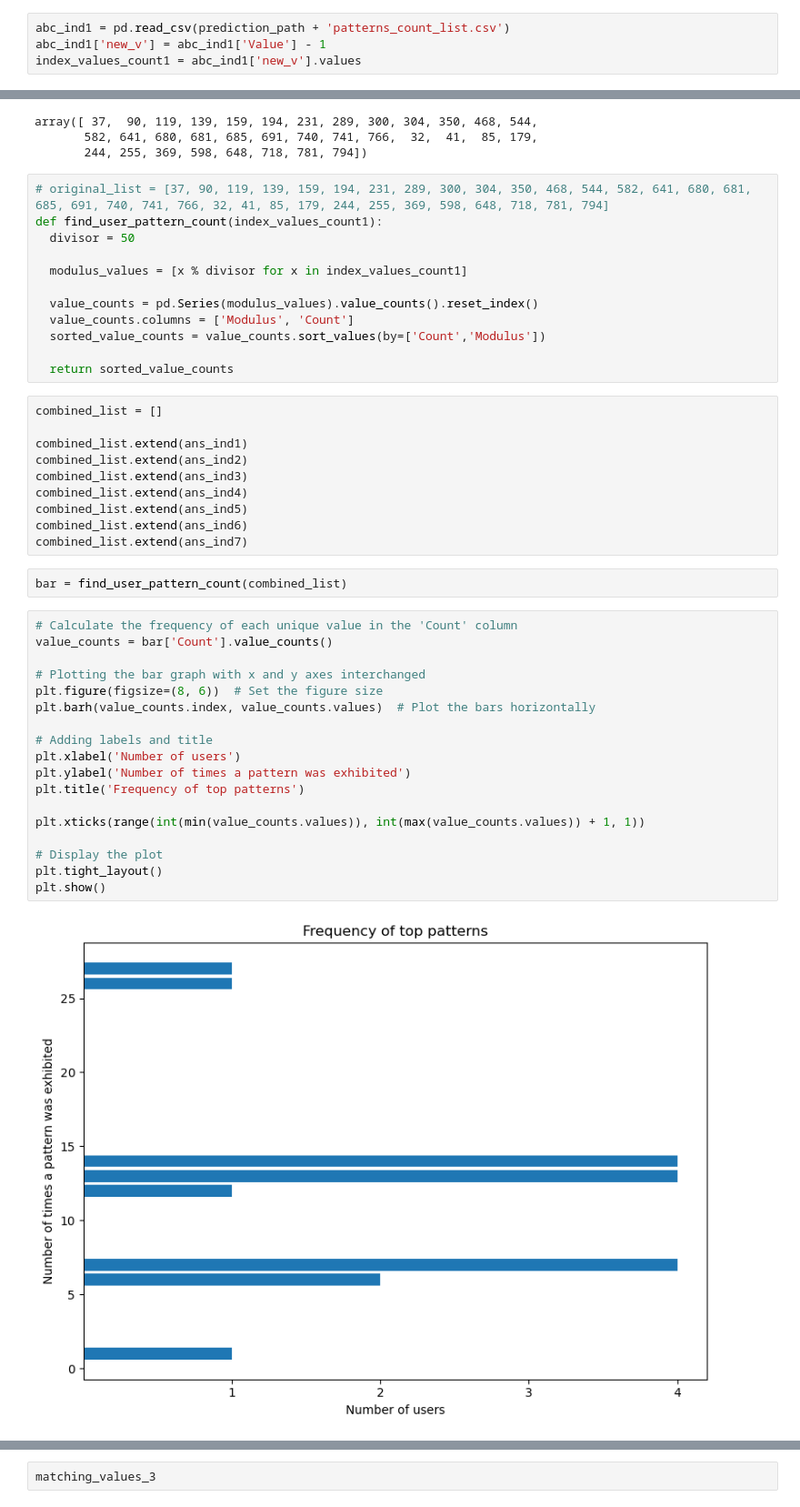
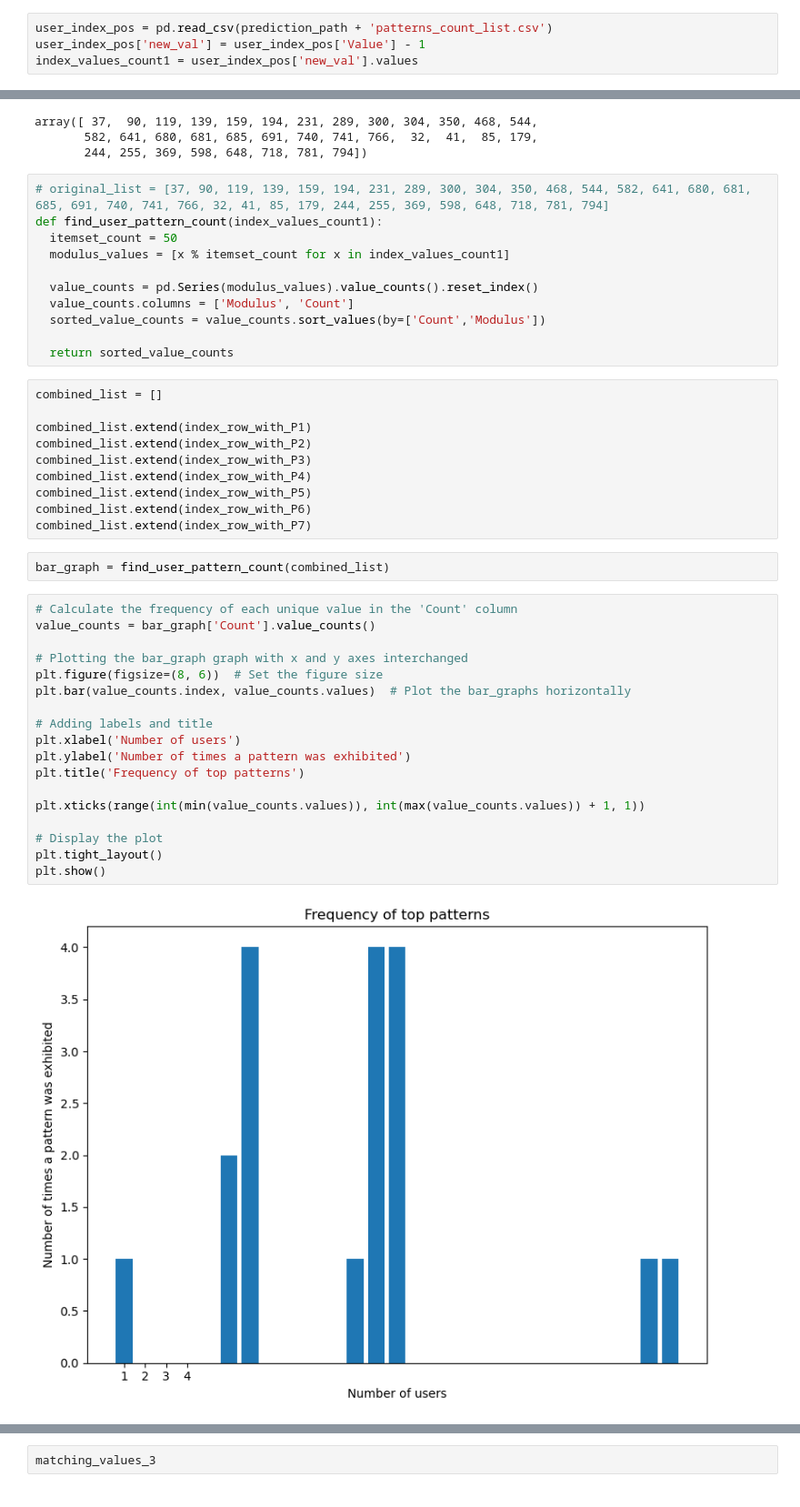
Before and after one commit to ssuurryyaaa/UoM_Dissertation, a Jupyter notebook: pipeline_notebooks/toML.ipynb, the cells around one changed output, grey strips where cells are left out. Shown: that part at 91% size. Saved outputs shown, nothing was run; the diff lists cells and outputs as text.

```diff
--- a/pipeline_notebooks/toML.ipynb
+++ b/pipeline_notebooks/toML.ipynb
@@ -159,9 +158,9 @@ unique_list_of_events
 # %% [output]
 [34, 99, 70, 12, 76, 14, 13, 52, 85, 86, 59, 60, 62, 63]
 # %%
-abc_ind1 = pd.read_csv(prediction_path + 'patterns_count_list.csv')
-abc_ind1['new_v'] = abc_ind1['Value'] - 1
-index_values_count1 = abc_ind1['new_v'].values
+user_index_pos = pd.read_csv(prediction_path + 'patterns_count_list.csv')
+user_index_pos['new_val'] = user_index_pos['Value'] - 1
+index_values_count1 = user_index_pos['new_val'].values
 # %%
 index_values_count1
 # %% [output]
@@ -171,9 +170,8 @@ array([ 37,  90, 119, 139, 159, 194, 231, 289, 300, 304, 350, 468, 544,
 # %%
 # original_list = [37, 90, 119, 139, 159, 194, 231, 289, 300, 304, 350, 468, 544, 582, 641, 680, 681, 685, 691, 740, 741, 766, 32, 41, 85, 179, 244, 255, 369, 598, 648, 718, 781, 794]
 def find_user_pattern_count(index_values_count1):
-  divisor = 50
-
-  modulus_values = [x % divisor for x in index_values_count1]
+  itemset_count = 50
+  modulus_values = [x % itemset_count for x in index_values_count1]
 
   value_counts = pd.Series(modulus_values).value_counts().reset_index()
   value_counts.columns = ['Modulus', 'Count']
@@ -183,34 +181,34 @@ def find_user_pattern_count(index_values_count1):
 # %%
 combined_list = []
 
-combined_list.extend(ans_ind1)
-combined_list.extend(ans_ind2)
-combined_list.extend(ans_ind3)
-combined_list.extend(ans_ind4)
-combined_list.extend(ans_ind5)
-combined_list.extend(ans_ind6)
-combined_list.extend(ans_ind7)
+combined_list.extend(index_row_with_P1)
+combined_list.extend(index_row_with_P2)
+combined_list.extend(index_row_with_P3)
+combined_list.extend(index_row_with_P4)
+combined_list.extend(index_row_with_P5)
+combined_list.extend(index_row_with_P6)
+combined_list.extend(index_row_with_P7)
 # %%
-bar = find_user_pattern_count(combined_list)
+bar_graph = find_user_pattern_count(combined_list)
 # %%
 # Calculate the frequency of each unique value in the 'Count' column
-value_counts = bar['Count'].value_counts()
+value_counts = bar_graph['Count'].value_counts()
 
-# Plotting the bar graph with x and y axes interchanged
+# Plotting the bar_graph graph with x and y axes interchanged
 plt.figure(figsize=(8, 6))  # Set the figure size
-plt.barh(value_counts.index, value_counts.values)  # Plot the bars horizontally
+plt.bar(value_counts.index, value_counts.values)  # Plot the bar_graphs horizontally
 
 # Adding labels and title
 plt.xlabel('Number of users')
 plt.ylabel('Number of times a pattern was exhibited')
 plt.title('Frequency of top patterns')
 
 plt.xticks(range(int(min(value_counts.values)), int(max(value_counts.values)) + 1, 1))
 
 # Display the plot
 plt.tight_layout()
 plt.show()
 # %% [output]
-[figure, old version]
+[figure, new version]
 # %%
 
```
Also changed, not shown: parts of 14 cells of this notebook, 7 other files.
